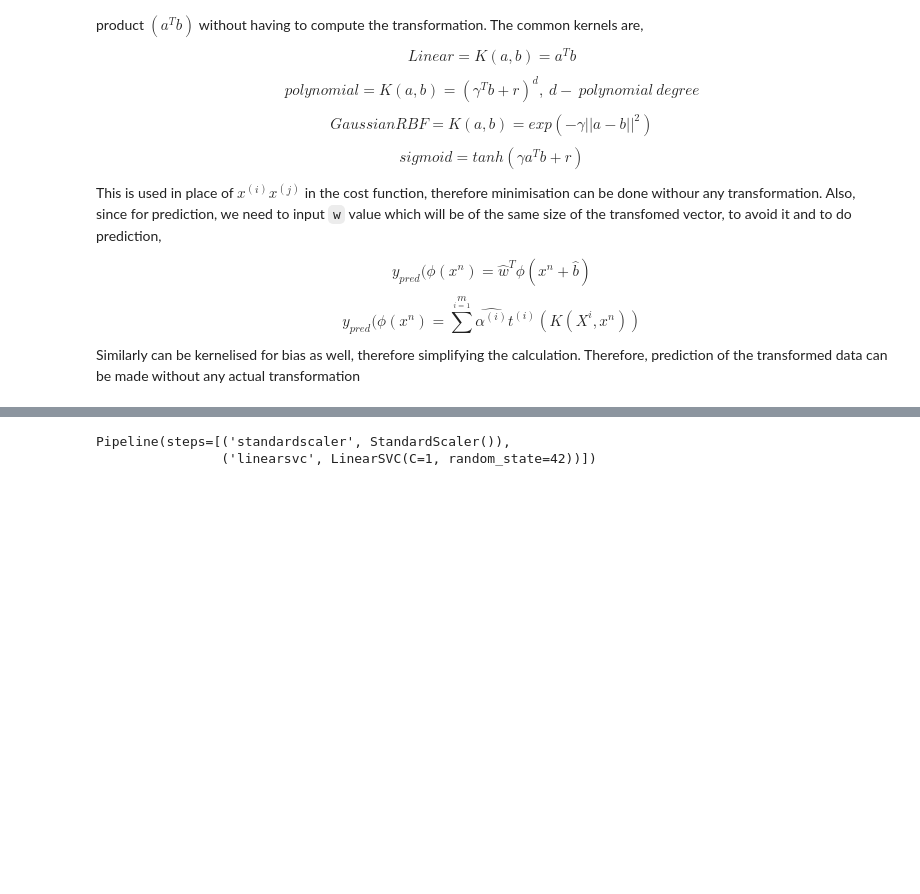
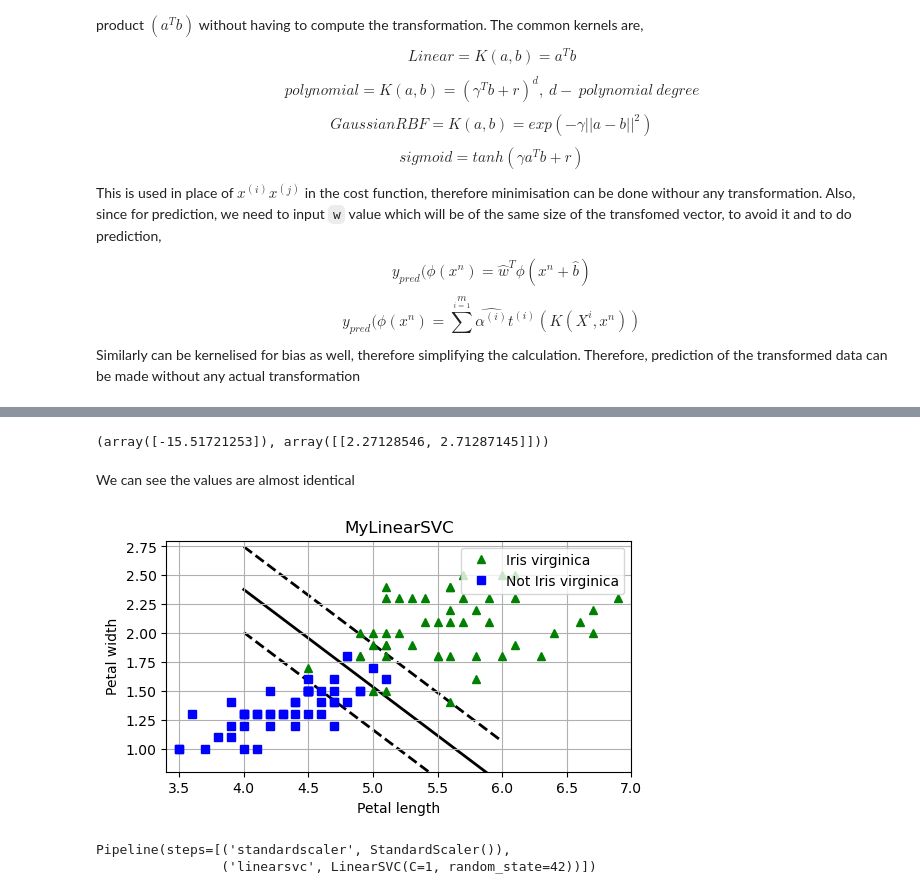
Before and after one commit to ajinrufus/Machine_Learning, a Jupyter notebook: hands_on_ml/svm_tut.ipynb, the cells around one changed output, grey strips where cells are left out. Cells and saved outputs as stored; diff of their text form; code cells hidden in the pictures; blank space fills up the shorter version.

```diff
--- a/hands_on_ml/svm_tut.ipynb
+++ b/hands_on_ml/svm_tut.ipynb
@@ -85 +211,23 @@ The SVM get affected by scaling as we can see that axis with the larger scale wi
+# %%
+# using sklearn
+svm_clf2 = SVC(kernel="linear", C=C)
+svm_clf2.fit(X, y)
+svm_clf2.intercept_, svm_clf2.coef_
+# %% [output]
+(array([-15.51721253]), array([[2.27128546, 2.71287145]]))
+# %% [markdown]
+We can see the values are almost identical
+# %%
+fig, ax = plt.subplots(ncols=1, figsize=(6,3), sharey=True)
+plt.plot(X[:, 0][y==1], X[:, 1][y==1], "g^", label="Iris virginica")
+plt.plot(X[:, 0][y==0], X[:, 1][y==0], "bs", label="Not Iris virginica")
+plot_svc_decision_boundary(svm_clf, 4, 6)
+plt.xlabel("Petal length")
+plt.ylabel("Petal width")
+plt.title("MyLinearSVC")
+plt.axis([3.4, 7, 0.8, 2.8])
+plt.legend()
+plt.grid()
+# %% [output]
+[figure, added]
 # %%
```
Also changed, not shown: parts of 24 cells of this notebook.
